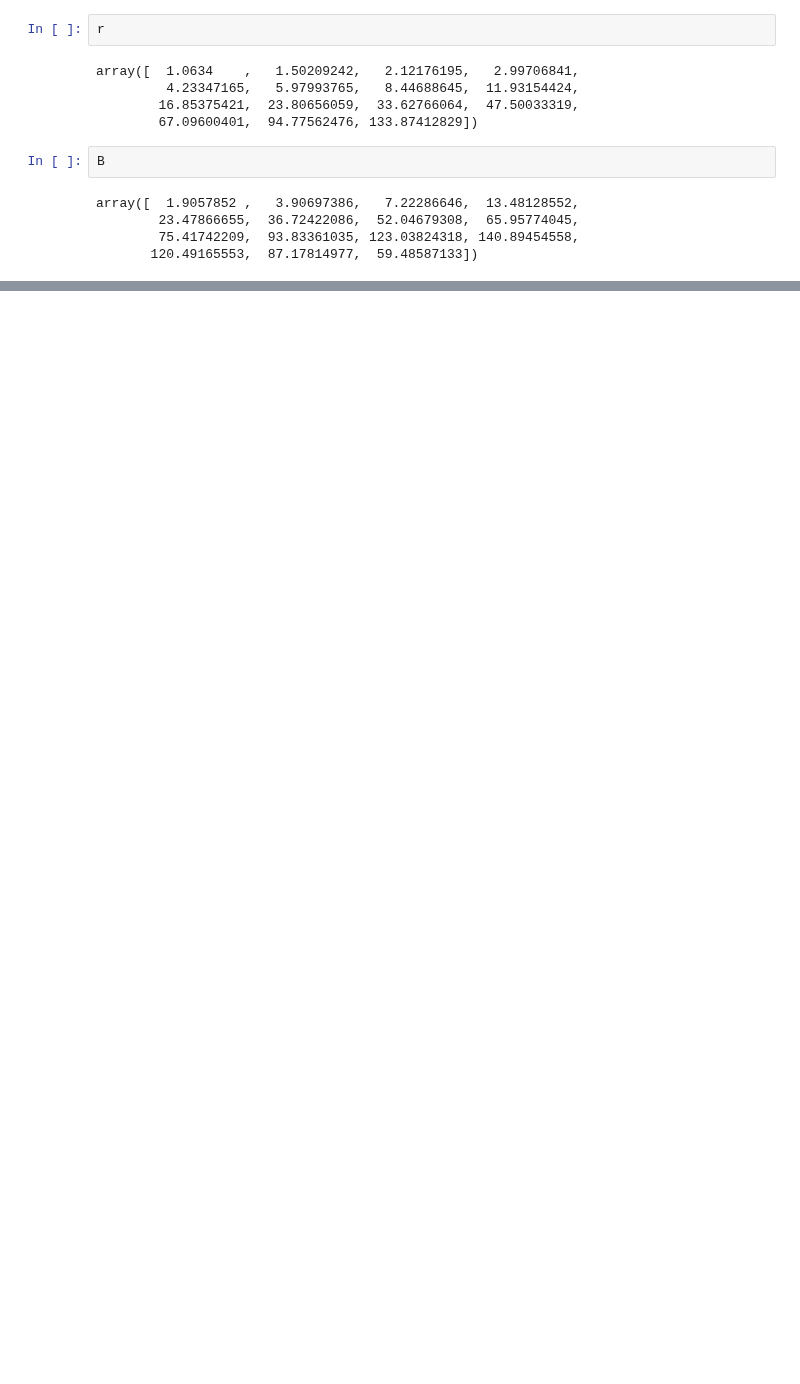
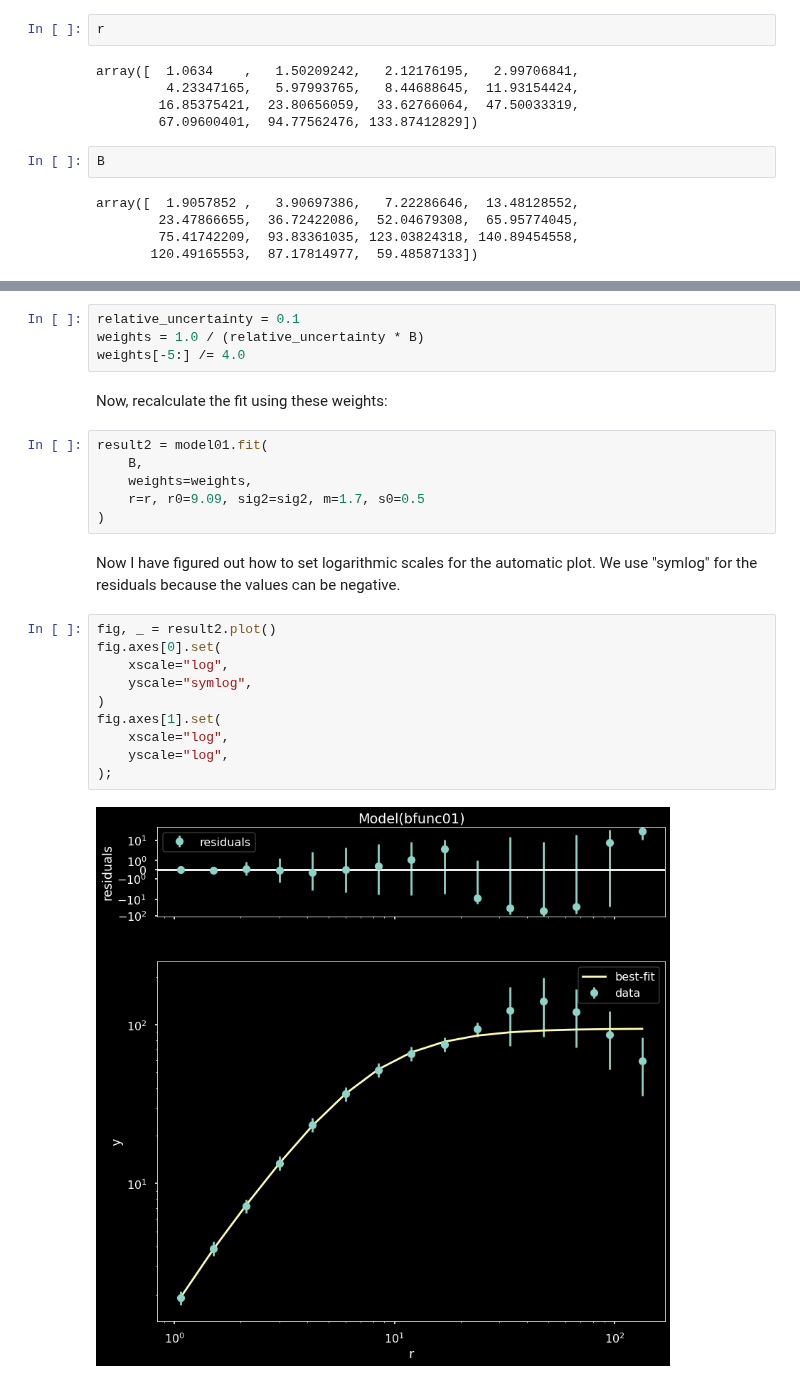
Before and after one commit to will-henney/JavGVastro-PhD, a Jupyter notebook: Confidence_interval.ipynb, the cells around one changed output, grey strips where cells are left out. Drawn from its saved outputs; the diff is of its cells as text; blank space fills up the shorter version.

```diff
--- a/Confidence_interval.ipynb
+++ b/Confidence_interval.ipynb
@@ -100,0 +162,26 @@ lmfit.printfuncs.report_ci(ci)
+# %%
+relative_uncertainty = 0.1
+weights = 1.0 / (relative_uncertainty * B)
+weights[-5:] /= 4.0
+# %% [markdown]
+Now, recalculate the fit using these weights:
+# %%
+result2 = model01.fit(
+    B,
+    weights=weights,
+    r=r, r0=9.09, sig2=sig2, m=1.7, s0=0.5
+)
+# %% [markdown]
+Now I have figured out how to set logarithmic scales for the automatic plot.  We use "symlog" for the residuals because the values can be negative.
+# %%
+fig, _ = result2.plot()
+fig.axes[0].set(
+    xscale="log",
+    yscale="symlog",
+)
+fig.axes[1].set(
+    xscale="log",
+    yscale="log",
+);
+# %% [output]
+[figure, added]
```
Also changed, not shown: parts of 36 cells of this notebook.
